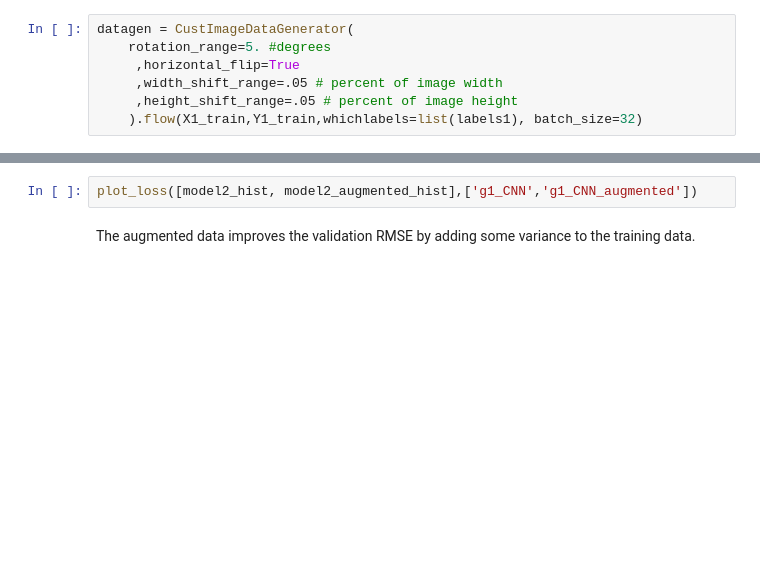
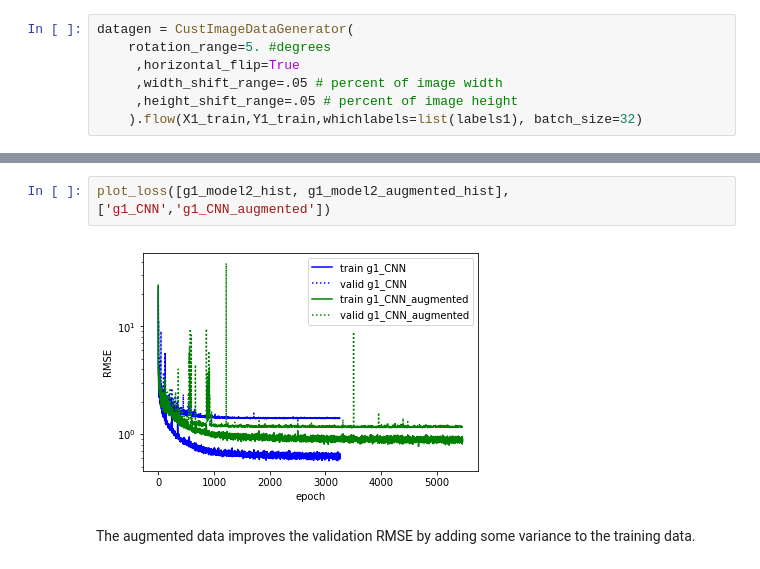
Before and after one commit to dvanlunen/facial-keypoints-NN, a Jupyter notebook: Facial Keypoints_unified.ipynb, the cells around one changed output, grey strips where cells are left out. Drawn from its saved outputs; the diff is of its cells as text; blank space fills up the shorter version.

Commit message:
Group1 models verified.

```diff
--- a/Facial Keypoints_unified.ipynb
+++ b/Facial Keypoints_unified.ipynb
@@ -485,5 +485,7 @@ Epoch 1079/10000
 # %%
-plot_loss([model2_hist, model2_augmented_hist],['g1_CNN','g1_CNN_augmented'])
+plot_loss([g1_model2_hist, g1_model2_augmented_hist],['g1_CNN','g1_CNN_augmented'])
+# %% [output]
+[figure, added]
 # %% [markdown]
 The augmented data improves the validation RMSE by adding some variance to the training data.
 # %% [markdown]
```
Also changed, not shown: parts of 2 cells of this notebook.
